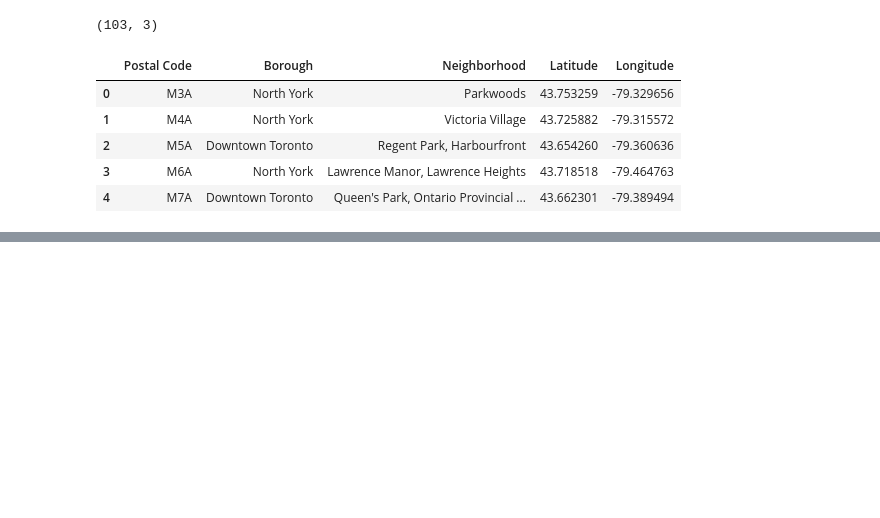
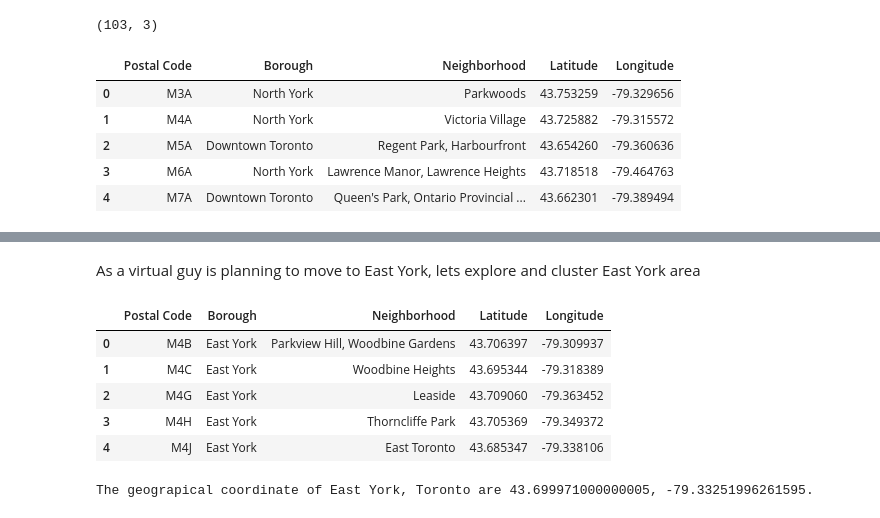
Before and after one commit to sazser/ibm-applied-ds-capstone, a Jupyter notebook: Toronto neighbourhoods.ipynb, the cells around one changed output, grey strips where cells are left out. Drawn from its saved outputs; the diff is of its cells as text; code cells hidden in the pictures; blank space fills up the shorter version.

```diff
--- a/Toronto neighbourhoods.ipynb
+++ b/Toronto neighbourhoods.ipynb
@@ -147,0 +200,25 @@ toronto_postal_codes_w_coords.head()
+# %% [markdown]
+As a virtual guy is planning to move to East York, lets explore and cluster East York area
+# %%
+east_york = toronto_postal_codes_w_coords[toronto_postal_codes_w_coords['Borough'] == 'East York']
+east_york.reset_index(inplace=True, drop=True)
+# %%
+east_york.head()
+# %% [output]
+|  | Postal Code | Borough | Neighborhood | Latitude | Longitude |
+| 0 | M4B | East York | Parkview Hill, Woodbine Gardens | 43.706397 | -79.309937 |
+| 1 | M4C | East York | Woodbine Heights | 43.695344 | -79.318389 |
+| 2 | M4G | East York | Leaside | 43.709060 | -79.363452 |
+| 3 | M4H | East York | Thorncliffe Park | 43.705369 | -79.349372 |
+| 4 | M4J | East York | East Toronto | 43.685347 | -79.338106 |
+# %%
+# Lets get Borough coordinates
+address = 'East York, Toronto'
+
+geolocator = Nominatim(user_agent="explorer")
+location = geolocator.geocode(address)
+latitude = location.latitude
+longitude = location.longitude
+print('The geograpical coordinate of {} are {}, {}.'.format(address, latitude, longitude))
+# %% [output]
+The geograpical coordinate of East York, Toronto are 43.699971000000005, -79.33251996261595.
```
Also changed, not shown: parts of 8 cells of this notebook.
